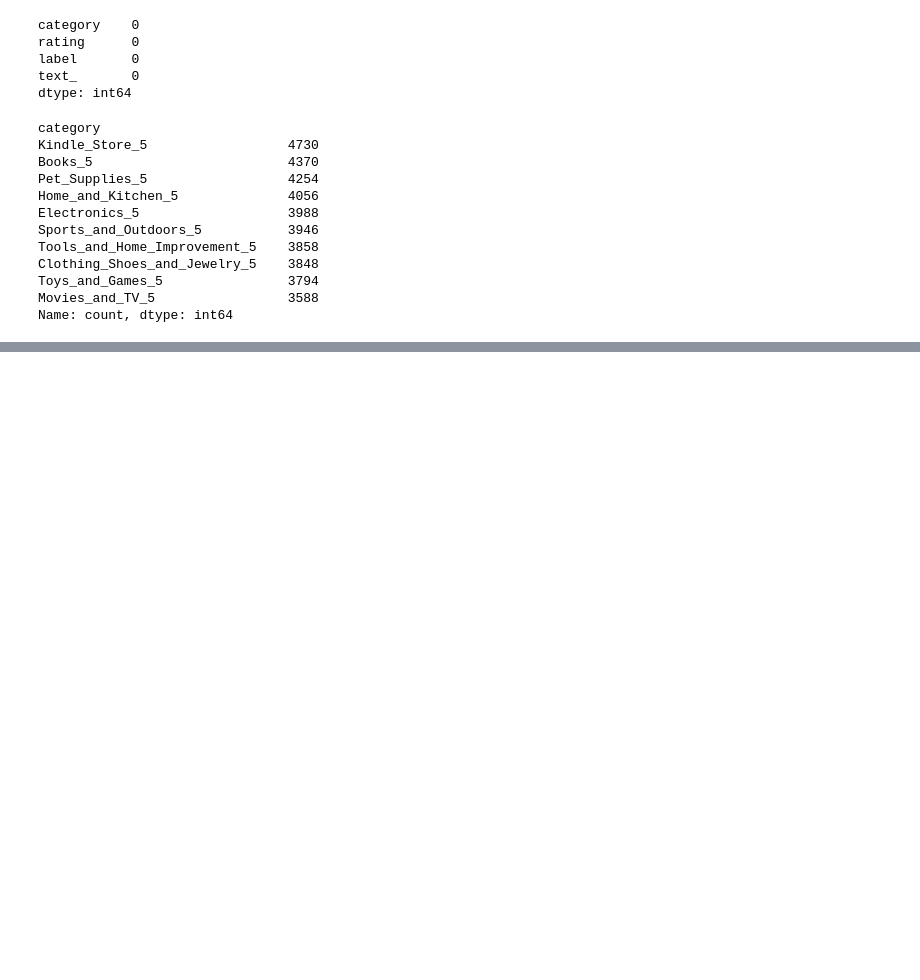
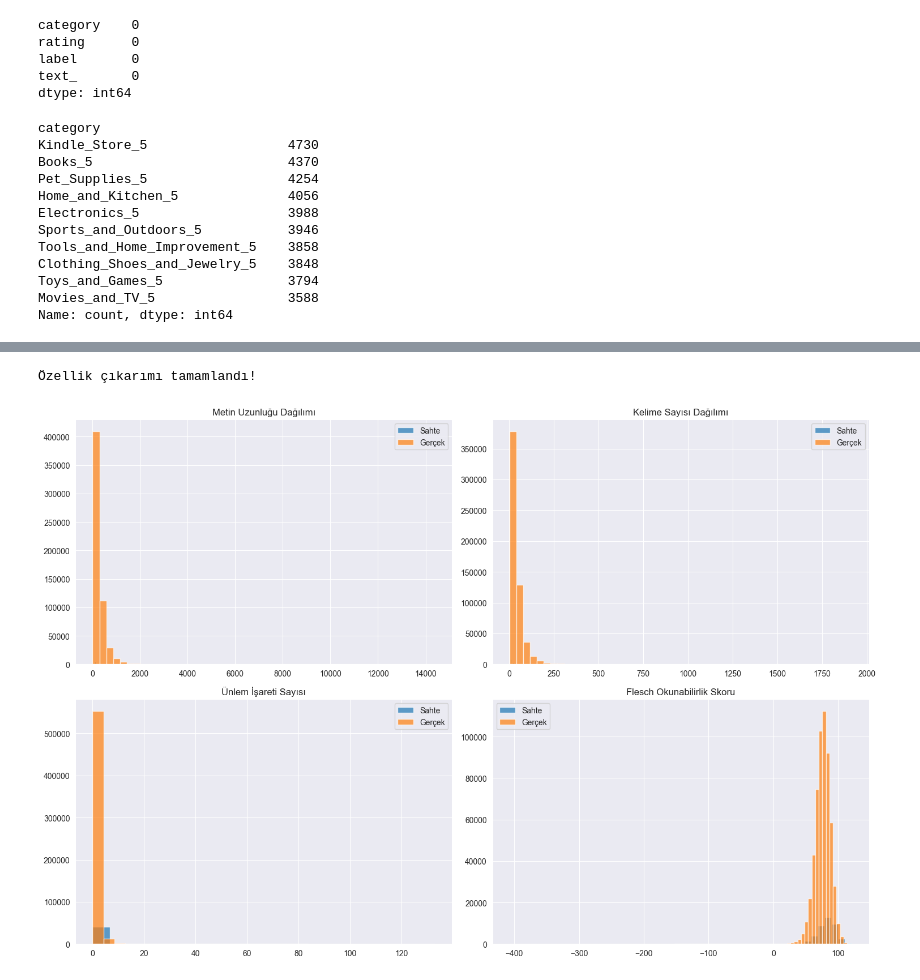
Before and after one commit to AlpikTech/ISTDS-Proje-5, a Jupyter notebook: Notebook.ipynb, the cells around one changed output, grey strips where cells are left out. Cells and saved outputs as stored; diff of their text form; code cells hidden in the pictures; blank space fills up the shorter version.

Commit message:
Remove irregular review entries and refactor Notebook for streamlined text preprocessing and analysis.

```diff
--- a/Notebook.ipynb
+++ b/Notebook.ipynb
@@ -85,0 +257,60 @@ Name: count, dtype: int64
+# %%
+from sklearn.feature_extraction.text import TfidfVectorizer, CountVectorizer
+from textstat import flesch_reading_ease, flesch_kincaid_grade
+
+# Metin özelliklerini çıkar
+def extract_text_features(df):
+    # Temel özellikler
+    df['avg_word_length'] = df['processed_text'].apply(lambda x: np.mean([len(word) for word in x.split()]) if x else 0)
+    df['exclamation_count'] = df['text'].str.count('!')
+    df['question_count'] = df['text'].str.count('\?')
+    df['capital_count'] = df['text'].str.count('[A-Z]')
+
+    # Okunabilirlik skorları
+    df['flesch_score'] = df['text'].apply(lambda x: flesch_reading_ease(x) if x else 0)
+    df['flesch_kincaid'] = df['text'].apply(lambda x: flesch_kincaid_grade(x) if x else 0)
+
+    return df
+
+# Özellik çıkarımı
+combined_df = extract_text_features(combined_df)
+
+# TF-IDF Vektörleştirme
+tfidf = TfidfVectorizer(max_features=5000, min_df=2, max_df=0.8, ngram_range=(1, 2))
+tfidf_matrix = tfidf.fit_transform(combined_df['processed_text'])
+
+print("Özellik çıkarımı tamamlandı!")
+# %% [output]
+Özellik çıkarımı tamamlandı!
+# %%
+# Sahte ve gerçek yorumları karşılaştır
+fig, axes = plt.subplots(2, 2, figsize=(15, 10))
+
+# Metin uzunluğu dağılımı
+axes[0, 0].hist(combined_df[combined_df['is_fake'] == 1]['text_length'], alpha=0.7, label='Sahte', bins=50)
+axes[0, 0].hist(combined_df[combined_df['is_fake'] == 0]['text_length'], alpha=0.7, label='Gerçek', bins=50)
+axes[0, 0].set_title('Metin Uzunluğu Dağılımı')
+axes[0, 0].legend()
+
+# Kelime sayısı dağılımı
+axes[0, 1].hist(combined_df[combined_df['is_fake'] == 1]['word_count'], alpha=0.7, label='Sahte', bins=50)
+axes[0, 1].hist(combined_df[combined_df['is_fake'] == 0]['word_count'], alpha=0.7, label='Gerçek', bins=50)
+axes[0, 1].set_title('Kelime Sayısı Dağılımı')
+axes[0, 1].legend()
+
+# Ünlem işareti sayısı
+axes[1, 0].hist(combined_df[combined_df['is_fake'] == 1]['exclamation_count'], alpha=0.7, label='Sahte', bins=20)
+axes[1, 0].hist(combined_df[combined_df['is_fake'] == 0]['exclamation_count'], alpha=0.7, label='Gerçek', bins=20)
+axes[1, 0].set_title('Ünlem İşareti Sayısı')
+axes[1, 0].legend()
+
+# Flesch okunabilirlik skoru
+axes[1, 1].hist(combined_df[combined_df['is_fake'] == 1]['flesch_score'], alpha=0.7, label='Sahte', bins=50)
+axes[1, 1].hist(combined_df[combined_df['is_fake'] == 0]['flesch_score'], alpha=0.7, label='Gerçek', bins=50)
+axes[1, 1].set_title('Flesch Okunabilirlik Skoru')
+axes[1, 1].legend()
+
+plt.tight_layout()
+plt.show()
+# %% [output]
+[figure, added]
```
Also changed, not shown: parts of 15 cells of this notebook, 6 other files.
